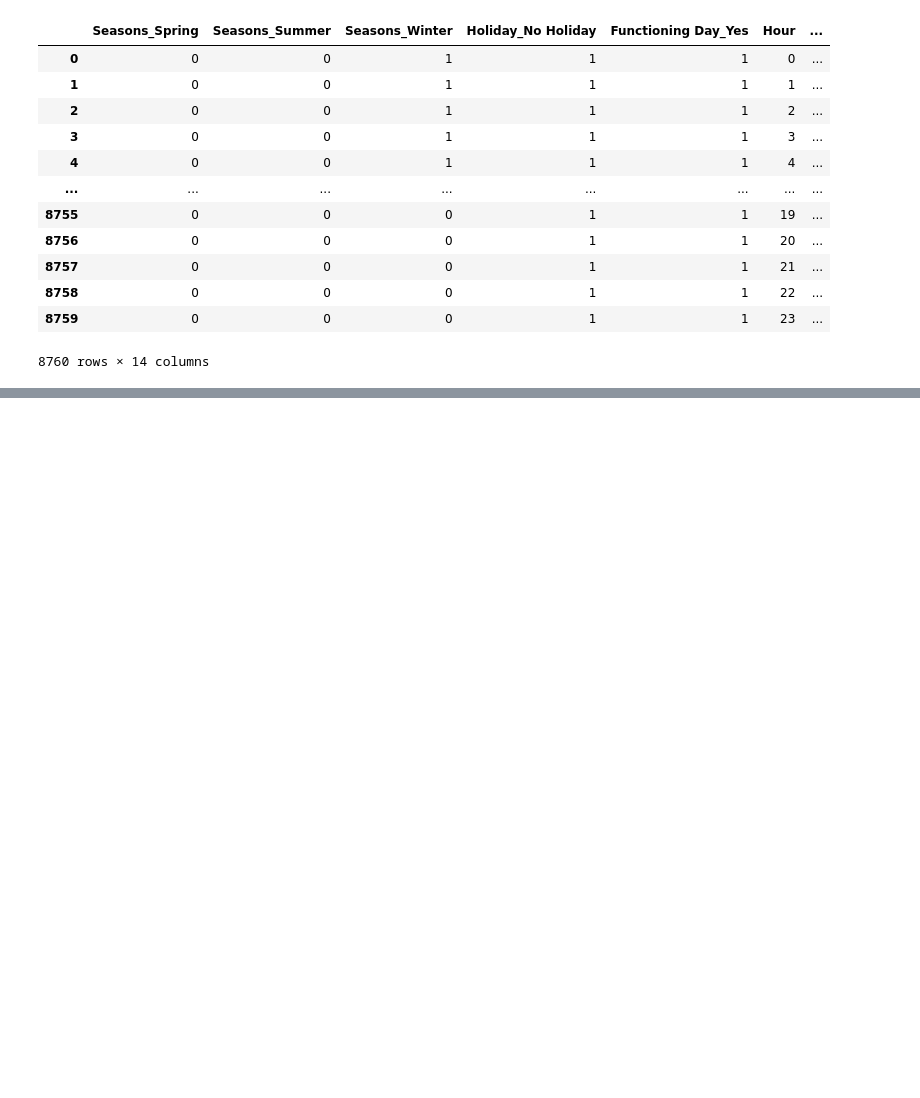
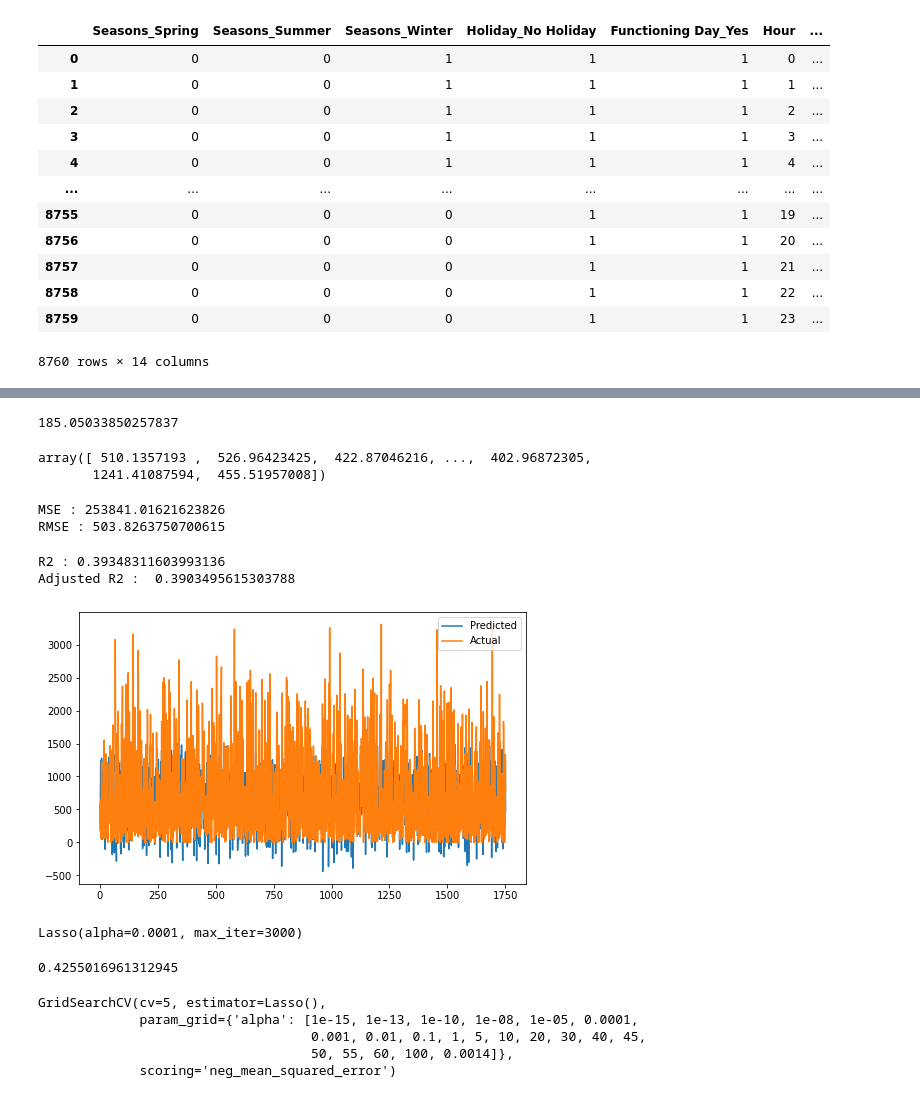
Before and after one commit to BalajiJadhav015/Bike-Sharing-Demand-Prediction, a Jupyter notebook: Bike_Sharing_Bj.ipynb, the cells around one changed output, grey strips where cells are left out. Cells and saved outputs as stored; diff of their text form; code cells hidden in the pictures; blank space fills up the shorter version.

```diff
--- a/Bike_Sharing_Bj.ipynb
+++ b/Bike_Sharing_Bj.ipynb
@@ -472,0 +638,6 @@ print(X_test.shape)
+# %%
+# Create the data of independent variables
+X = df3[independent_variables].values
+
+# Create the dependent variable data
+y = df3[dependent_variable].values
@@ -472,0 +661,5 @@ print(X_test.shape)
+# %%
+# Transforming data
+scaler = MinMaxScaler()
+X_train = scaler.fit_transform(X_train)
+X_test = scaler.transform(X_test)
@@ -472,0 +683,4 @@ print(X_test.shape)
+# %%
+from sklearn.linear_model import LinearRegression
+reg = LinearRegression()
+reg.fit(X_train, y_train)
@@ -472,0 +703,62 @@ print(X_test.shape)
+# %%
+reg.intercept_
+# %% [output]
+185.05033850257837
+# %%
+y_pred = reg.predict(X_test)
+# %%
+y_pred
+# %% [output]
+array([ 510.1357193 ,  526.96423425,  422.87046216, ...,  402.96872305,
+       1241.41087594,  455.51957008])
+# %%
+from sklearn.metrics import mean_squared_error
+
+MSE  = mean_squared_error(y_test, y_pred)
+print("MSE :" , MSE)
+
+RMSE = np.sqrt(MSE)
+print("RMSE :" ,RMSE)
+# %% [output]
+MSE : 253841.01621623826
+RMSE : 503.8263750700615
+# %%
+from sklearn.metrics import r2_score
+r2 = r2_score(y_test, y_pred)
+print("R2 :" ,r2)
+print("Adjusted R2 : ",1-(1-r2_score(y_test, y_pred))*((X_test.shape[0]-1)/(X_test.shape[0]-X_test.shape[1]-1)))
+# %% [output]
+R2 : 0.39348311603993136
+Adjusted R2 :  0.3903495615303788
+# %%
+plt.figure(figsize=(8,5))
+plt.plot(y_pred)
+plt.plot(np.array(y_test))
+plt.legend(["Predicted","Actual"])
+plt.show()
+# %% [output]
+[figure, added]
+# %%
+from sklearn.linear_model import Lasso
+lasso  = Lasso(alpha=0.0001 , max_iter= 3000)
+
+lasso.fit(X_train, y_train)
+# %% [output]
+Lasso(alpha=0.0001, max_iter=3000)
+# %%
+lasso.score(X_train, y_train)
+# %% [output]
+0.4255016961312945
+# %%
+### Cross validation
+from sklearn.model_selection import GridSearchCV
+lasso = Lasso()
+parameters = {'alpha': [1e-15,1e-13,1e-10,1e-8,1e-5,1e-4,1e-3,1e-2,1e-1,1,5,10,20,30,40,45,50,55,60,100,0.0014]}
+lasso_regressor = GridSearchCV(lasso, parameters, scoring='neg_mean_squared_error', cv=5)
+lasso_regressor.fit(X_train, y_train)
+# %% [output]
+GridSearchCV(cv=5, estimator=Lasso(),
+             param_grid={'alpha': [1e-15, 1e-13, 1e-10, 1e-08, 1e-05, 0.0001,
+                                   0.001, 0.01, 0.1, 1, 5, 10, 20, 30, 40, 45,
+                                   50, 55, 60, 100, 0.0014]},
+             scoring='neg_mean_squared_error')
```
Also changed, not shown: parts of 64 cells of this notebook.
